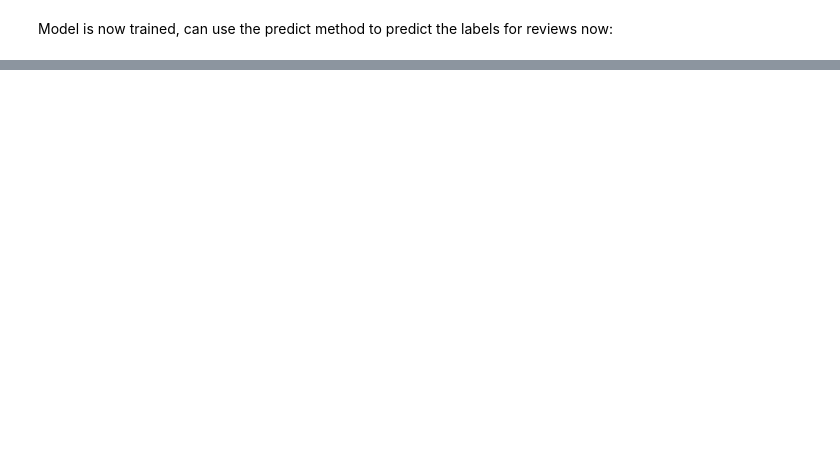
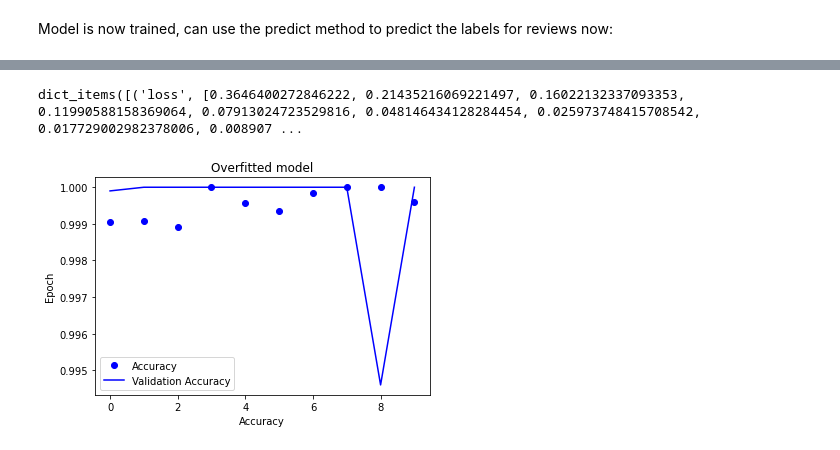
Before and after one commit to jpcompartir/dl_notebooks, a Jupyter notebook: keras_imdb_binary_classification.ipynb, the cells around one changed output, grey strips where cells are left out. Saved outputs shown, nothing was run; the diff lists cells and outputs as text; code cells hidden in the pictures; blank space fills up the shorter version.

```diff
--- a/keras_imdb_binary_classification.ipynb
+++ b/keras_imdb_binary_classification.ipynb
@@ -208,0 +223,7 @@ array([0., 1., 1., ..., 0., 0., 0.])
+# %%
+model.compile(
+  optimizer = "rmsprop",
+  loss = "binary_crossentropy",
+  metrics = ["accuracy"])
+# %%
+history = model.fit(x_train, y_train, epochs = 10, batch_size = 256, validation_data = (x_val, y_val))
@@ -208,0 +255,22 @@ array([0., 1., 1., ..., 0., 0., 0.])
+# %%
+history_dict = history.history
+# %%
+history_dict
+# %% [output]
+dict_items([('loss', [0.3646400272846222, 0.21435216069221497, 0.16022132337093353, 0.11990588158369064, 0.07913024723529816, 0.048146434128284454, 0.025973748415708542, 0.017729002982378006, 0.008907 ...
+# %%
+accuracy = history_dict["accuracy"]
+val_accuracy = history_dict["val_accuracy"]
+loss = history_dict["loss"]
+val_loss = history_dict["val_loss"]
+epochs = range(len(loss))
+# %%
+plt.plot(epochs, accuracy, "bo", label = "Accuracy")
+plt.plot(epochs, val_accuracy, "b", label = "Validation Accuracy")
+plt.title("Overfitted model")
+plt.xlabel("Accuracy")
+plt.ylabel("Epoch")
+plt.legend()
+plt.show()
+# %% [output]
+[figure, added]
```
Also changed, not shown: parts of 18 cells of this notebook.
